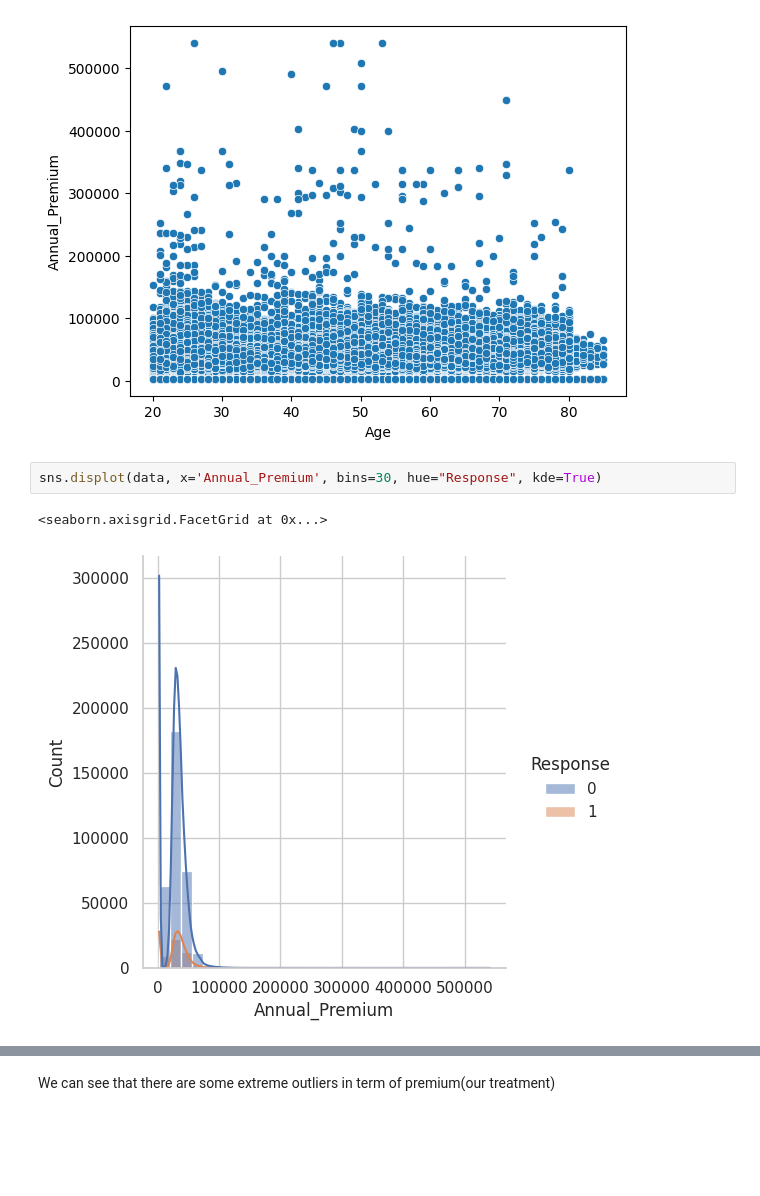
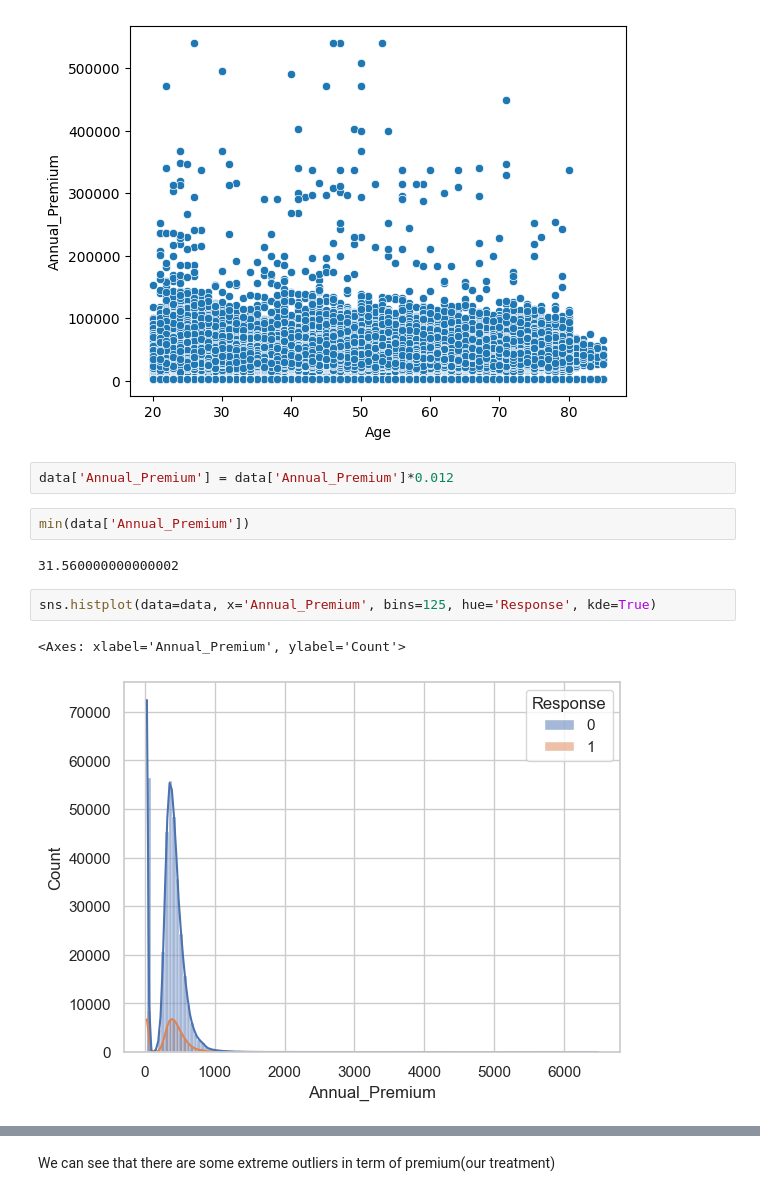
Before and after one commit to Mooncake000303/InsurancePricing_PrescriptiveAnalysis, a Jupyter notebook: Data_Processing.ipynb, the cells around one changed output, grey strips where cells are left out. Drawn from its saved outputs; the diff is of its cells as text; blank space fills up the shorter version.

```diff
--- a/Data_Processing.ipynb
+++ b/Data_Processing.ipynb
@@ -108,9 +103,15 @@ sns.scatterplot(x=data['Age'],y=data['Annual_Premium'])
 # %% [output]
 <Axes: xlabel='Age', ylabel='Annual_Premium'>
 [figure]
+# %%
+data['Annual_Premium'] = data['Annual_Premium']*0.012
+# %%
+min(data['Annual_Premium'])
+# %% [output]
+31.560000000000002
 # %%
-sns.displot(data, x='Annual_Premium', bins=30, hue="Response", kde=True)
+sns.histplot(data=data, x='Annual_Premium', bins=125, hue='Response', kde=True)
 # %% [output]
-<seaborn.axisgrid.FacetGrid at 0x...>
+<Axes: xlabel='Annual_Premium', ylabel='Count'>
-[figure, old version]
+[figure, new version]
 # %%
```
Also changed, not shown: parts of 37 cells of this notebook, 7 other files.
